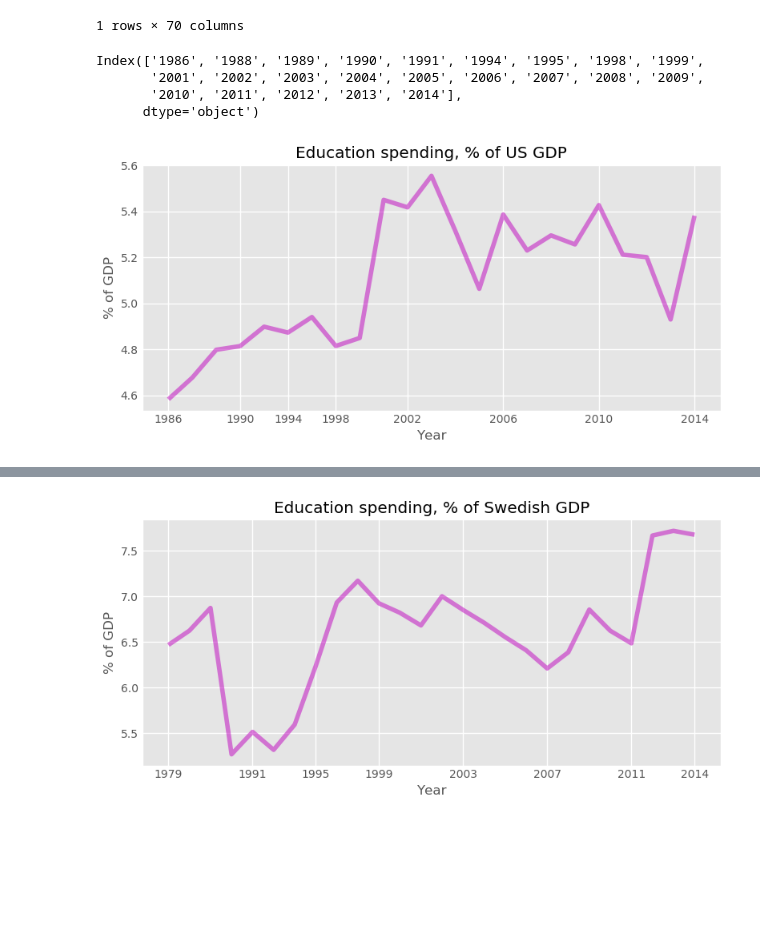
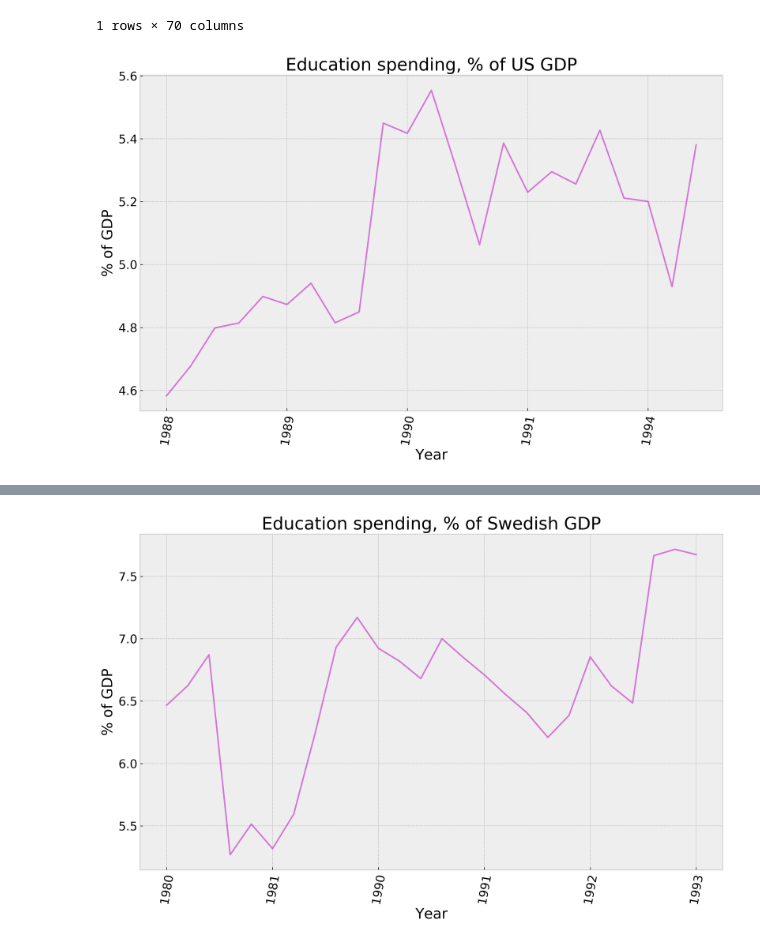
Before and after one commit to csulfrian/capstone-1, a Jupyter notebook: notebooks/preliminary-eda.ipynb, the cells around one changed output, grey strips where cells are left out. Cells and saved outputs as stored; diff of their text form; code cells hidden in the pictures; blank space fills up the shorter version.

Commit message:
More function writing, chart generation, t-test, and readme

```diff
--- a/notebooks/preliminary-eda.ipynb
+++ b/notebooks/preliminary-eda.ipynb
@@ -6,5 +6,8 @@ import pandas as pd
 import numpy as np
 import matplotlib.pyplot as plt
 import seaborn as sns
+
+plt.rcParams.update({'font.size': 16})
+plt.style.use('bmh')
 # %%
 df = pd.read_csv('../data/raw/EdStatsData.csv')
@@ -72,29 +80,21 @@ usa_per_gdp
 1 rows × 70 columns
 # %%
 y = usa_per_gdp.drop(['Country Name', 'Country Code', 'Indicator Name', 'Indicator Code'], axis=1).dropna(axis=1)
-x = y.columns
-# y = y.values.flatten()
+years = list(y[::-1])
+y = y.values.flatten()
-# %%
-y.columns
-# %% [output]
-Index(['1986', '1988', '1989', '1990', '1991', '1994', '1995', '1998', '1999',
-       '2001', '2002', '2003', '2004', '2005', '2006', '2007', '2008', '2009',
-       '2010', '2011', '2012', '2013', '2014'],
-      dtype='object')
 # %%
-plt.style.use('ggplot')
-fig, ax = plt.subplots(figsize=(8, 4), dpi=100)
+fig, ax = plt.subplots(figsize=(12, 8), dpi=300)
 
-ax.plot(x, y, color='m', alpha=0.5, label='USA')
+ax.plot(y, color='m', alpha=0.5, label='USA')
 ax.set_xlabel('Year')
 ax.set_ylabel('% of GDP')
-ax.set_xticks([str(x) for x in range(1986, 2015, 4)])
+ax.set_xticklabels(years, rotation=80)
 ax.set_title('Education spending, % of US GDP')
 plt.tight_layout()
-plt.savefig('../images/us_spend_gdp.png')
+plt.savefig('../images/us-spend-gdp.png')
 plt.show()
 # %% [output]
-[figure, old version]
+[figure, new version]
 # %%
 df2 = pd.read_csv('../data/raw/EdStatsData.csv')
 # %%
@@ -129,14 +128,13 @@ b = b.values.flatten()
 # %%
-plt.style.use('ggplot')
-fig, ax = plt.subplots(figsize=(8, 4), dpi=100)
+fig, ax = plt.subplots(figsize=(12, 8), dpi=300)
 
-ax.plot(a, b, color='m', alpha=0.5, label='Sweden')
+ax.plot(b, color='m', alpha=0.5, label='Sweden')
 ax.set_xlabel('Year')
 ax.set_ylabel('% of GDP')
-ax.set_xticks(['1979', '1991', '1995', '1999', '2003', '2007', '2011', '2014'])
+ax.set_xticklabels(years_b, rotation=80)
 ax.set_title('Education spending, % of Swedish GDP')
 plt.tight_layout()
-plt.savefig('../images/swe_spend_gdp.png')
+plt.savefig('../images/swe-spend-gdp.png')
 plt.show()
 # %% [output]
-[figure, old version]
+[figure, new version]
```
Also changed, not shown: parts of 5 cells of this notebook, 28 other files.
